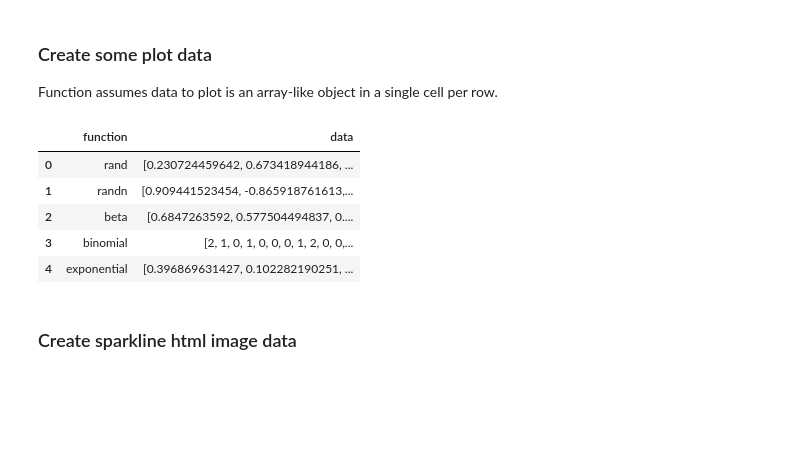
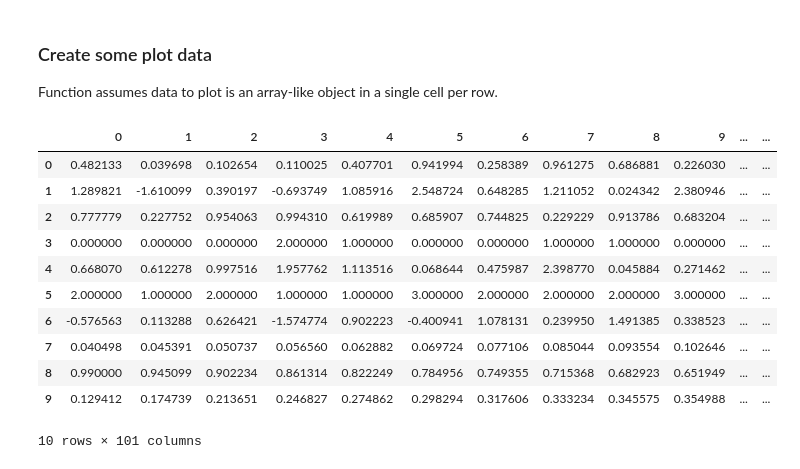
Before and after one commit to bezova/sparklines, a Jupyter notebook: Pandas Sparklines Demo.ipynb, the cells around one changed output. Drawn from its saved outputs; the diff is of its cells as text; code cells hidden in the pictures; blank space fills up the shorter version.

Commit message:
Simplify create method, change from list to column range data input.

```diff
--- a/Pandas Sparklines Demo.ipynb
+++ b/Pandas Sparklines Demo.ipynb
@@ -34,27 +38,40 @@ y_gamma = stats.gamma.pdf(x_gamma, a_gamma)
 # %%
-n = 100
-
-data = [('rand',        np.random.rand(n)),
-        ('randn',       np.random.randn(n)),
-        ('beta',        np.random.beta(2, 1, size=n)),
-        ('binomial',    np.random.binomial(3.4, 0.22, size=n)),
-        ('exponential', np.random.exponential(size=n)),
-        ('geometric',   np.random.geometric(0.5, size=n)),
-        ('laplace',     np.random.laplace(size=n)),
-        ('chi',         y_chi),
-        ('expon',       y_expon),
-        ('gamma',       y_gamma)
-        ]
-
-df = pd.DataFrame(data, columns=['function', 'data'])
+data = [np.random.rand(n),
+        np.random.randn(n),
+        np.random.beta(2, 1, size=n),
+        np.random.binomial(3.4, 0.22, size=n),
+        np.random.exponential(size=n),
+        np.random.geometric(0.5, size=n),
+        np.random.laplace(size=n),
+        y_chi,
+        y_expon,
+        y_gamma]
+# %%
+function = ['rand',
+            'randn',
+            'beta',
+            'binomial',
+            'exponential',
+            'geometric',
+            'laplace',
+            'chi',
+            'expon',
+            'gamma']
+# %%
+df = pd.DataFrame(data)
+df['function'] = function
 # %%
-df.head()
+df
 # %% [output]
-|  | function | data |
-| 0 | rand | [0.230724459642, 0.673418944186, ... |
-| 1 | randn | [0.909441523454, -0.865918761613,... |
-| 2 | beta | [0.6847263592, 0.577504494837, 0.... |
-| 3 | binomial | [2, 1, 0, 1, 0, 0, 0, 1, 2, 0, 0,... |
-| 4 | exponential | [0.396869631427, 0.102282190251, ... |
+|  | 0 | 1 | 2 | 3 | 4 | 5 | 6 | 7 | 8 | 9 | ... | ... |
+| 0 | 0.482133 | 0.039698 | 0.102654 | 0.110025 | 0.407701 | 0.941994 | 0.258389 | 0.961275 | 0.686881 | 0.226030 | ... | ... |
+| 1 | 1.289821 | -1.610099 | 0.390197 | -0.693749 | 1.085916 | 2.548724 | 0.648285 | 1.211052 | 0.024342 | 2.380946 | ... | ... |
+| 2 | 0.777779 | 0.227752 | 0.954063 | 0.994310 | 0.619989 | 0.685907 | 0.744825 | 0.229229 | 0.913786 | 0.683204 | ... | ... |
+| 3 | 0.000000 | 0.000000 | 0.000000 | 2.000000 | 1.000000 | 0.000000 | 0.000000 | 1.000000 | 1.000000 | 0.000000 | ... | ... |
+| 4 | 0.668070 | 0.612278 | 0.997516 | 1.957762 | 1.113516 | 0.068644 | 0.475987 | 2.398770 | 0.045884 | 0.271462 | ... | ... |
+| 5 | 2.000000 | 1.000000 | 2.000000 | 1.000000 | 1.000000 | 3.000000 | 2.000000 | 2.000000 | 2.000000 | 3.000000 | ... | ... |
+| 6 | -0.576563 | 0.113288 | 0.626421 | -1.574774 | 0.902223 | -0.400941 | 1.078131 | 0.239950 | 1.491385 | 0.338523 | ... | ... |
+| 7 | 0.040498 | 0.045391 | 0.050737 | 0.056560 | 0.062882 | 0.069724 | 0.077106 | 0.085044 | 0.093554 | 0.102646 | ... | ... |
+| 8 | 0.990000 | 0.945099 | 0.902234 | 0.861314 | 0.822249 | 0.784956 | 0.749355 | 0.715368 | 0.682923 | 0.651949 | ... | ... |
+| 9 | 0.129412 | 0.174739 | 0.213651 | 0.246827 | 0.274862 | 0.298294 | 0.317606 | 0.333234 | 0.345575 | 0.354988 | ... | ... |
+10 rows × 101 columns
-# %% [markdown]
-### Create sparkline html image data
```
Also changed, not shown: parts of 28 cells of this notebook, 2 other files.
